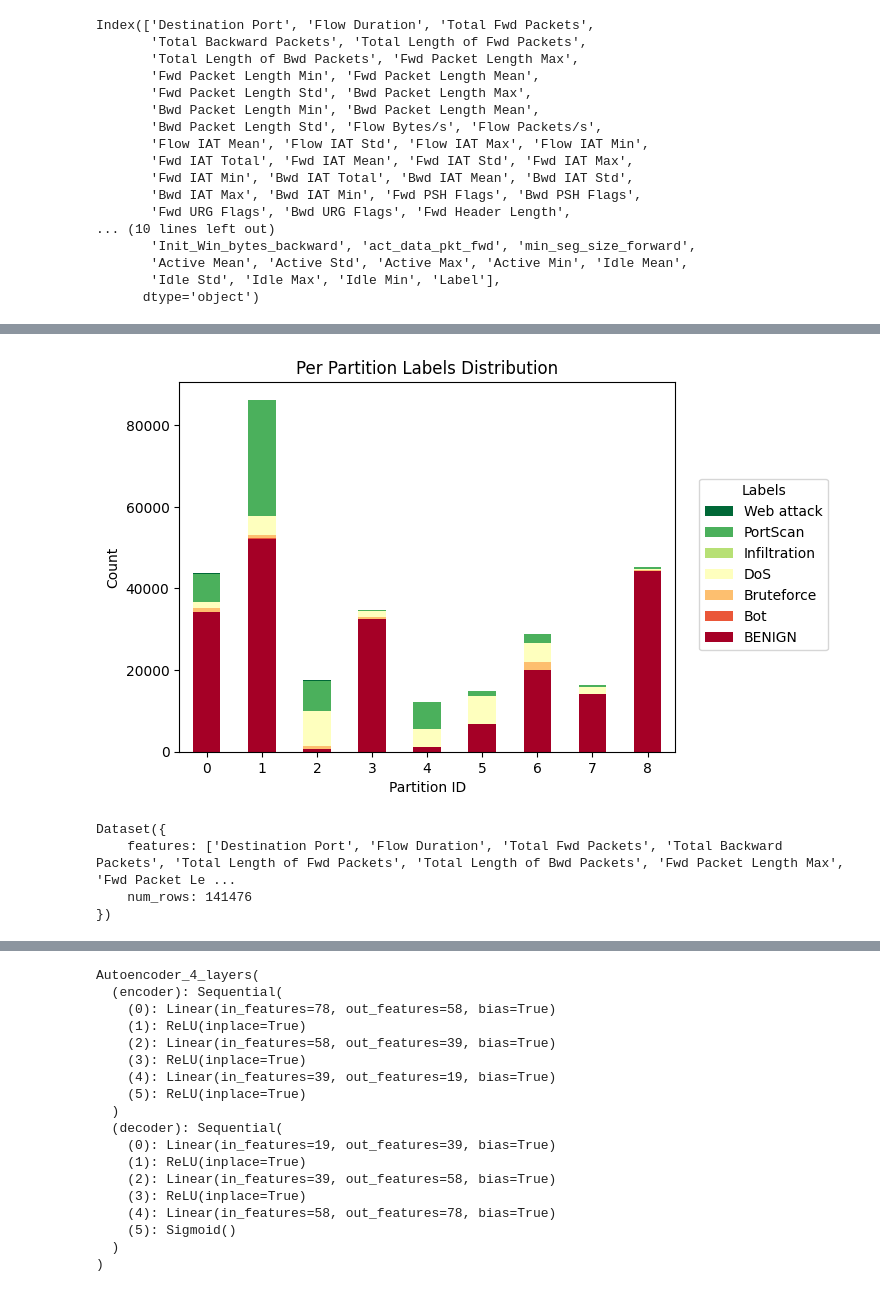
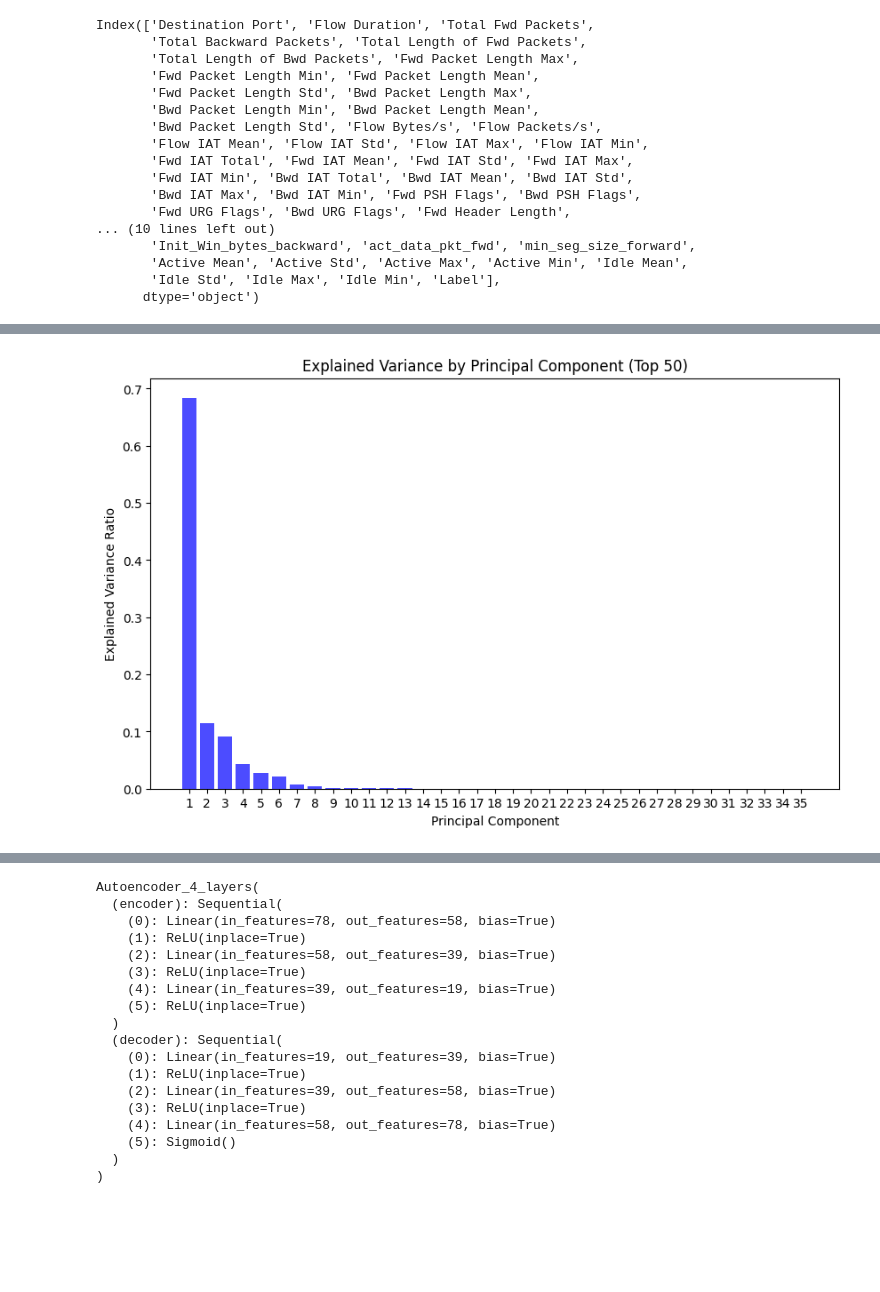
Before and after one commit to ganel1113s/fyp, a Jupyter notebook: CICIDS2017.ipynb, the cells around one changed output, grey strips where cells are left out. Saved outputs shown, nothing was run; the diff lists cells and outputs as text; code cells hidden in the pictures; blank space fills up the shorter version.

```diff
--- a/CICIDS2017.ipynb
+++ b/CICIDS2017.ipynb
@@ -289,3 +485,18 @@ final_df
+# %%
+from sklearn.decomposition import PCA
+pca = PCA(n_components=35)
+X_train = pca.fit_transform(final_df[final_df.columns[:-2]])
+
+explained_variance = pca.explained_variance_ratio_
+plt.figure(figsize=(10, 6))
+plt.bar(range(1, 36), explained_variance, alpha=0.7, color='blue', align='center')
+plt.xlabel('Principal Component')
+plt.ylabel('Explained Variance Ratio')
+plt.title('Explained Variance by Principal Component (Top 50)')
+plt.xticks(range(1, 36))
+plt.show()
+# %% [output]
+[figure, added]
 # %%
 from sklearn.preprocessing import MinMaxScaler
 from torch.utils.data import TensorDataset
@@ -377,13 +576,0 @@ from flwr_datasets.visualization import plot_label_distributions
-# %%
-fig, ax, df = plot_label_distributions(
-    dirichlet_partitioner,
-    label_name="Label",
-    plot_type="bar",
-    size_unit="absolute",
-    partition_id_axis="x",
-    legend=True,
-    verbose_labels=True,
-    title="Per Partition Labels Distribution",
-)
-# %% [output]
-[figure, removed]
@@ -465,7 +576,0 @@ def load_datasets(dataset,model_type:str,partition_id: int,label_col_num:int):
-# %%
-partition
-# %% [output]
-Dataset({
-    features: ['Destination Port', 'Flow Duration', 'Total Fwd Packets', 'Total Backward Packets', 'Total Length of Fwd Packets', 'Total Length of Bwd Packets', 'Fwd Packet Length Max', 'Fwd Packet Le ...
-    num_rows: 141476
-})
```
Also changed, not shown: parts of 71 cells of this notebook.
